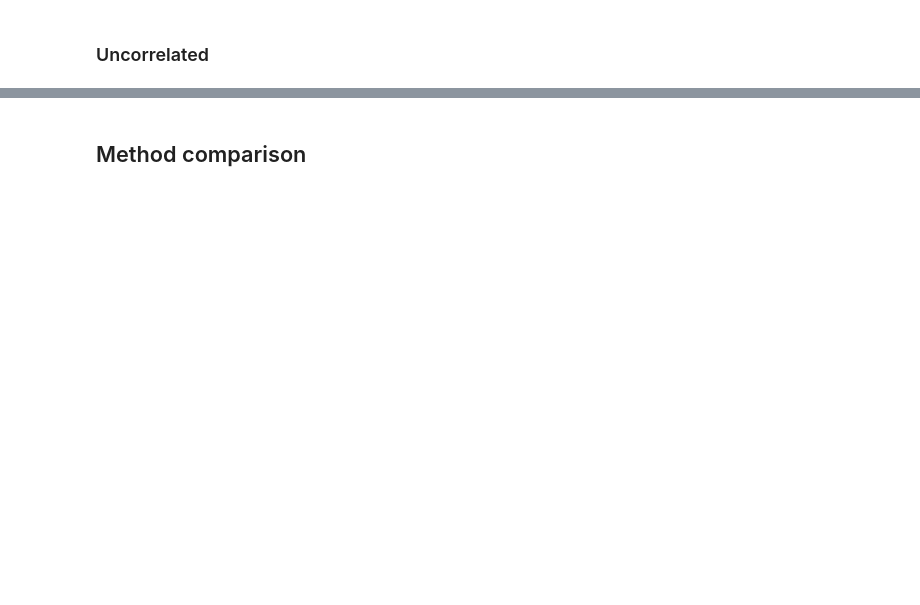
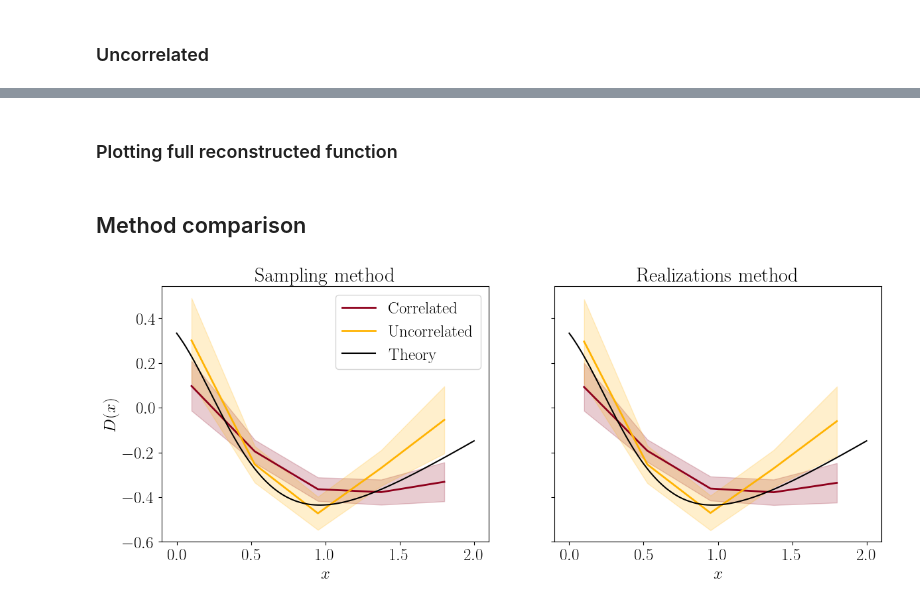
Before and after one commit to matmartinelli/CoRe, a Jupyter notebook: DEMO-derived_reconstruction.ipynb, the cells around one changed output, grey strips where cells are left out. Cells and saved outputs as stored; diff of their text form; code cells hidden in the pictures; blank space fills up the shorter version.

```diff
--- a/DEMO-derived_reconstruction.ipynb
+++ b/DEMO-derived_reconstruction.ipynb
@@ -464,3 +522,5 @@ g.fig.align_xlabels();
+# %% [markdown]
+### Plotting full reconstructed function
 # %%
 for method in ['Correlated','Uncorrelated']:
     sample = real_results[method]['sample']
@@ -485,23 +545,25 @@ plt.legend(loc='best');
 # %%
 xplot = np.linspace(xmin,xmax,100)
 fig,axes = plt.subplots(nrows=1,ncols=2,sharey=True,sharex=True,figsize=(14,5))
 
 axes[0].set_title('Sampling method')
 axes[1].set_title('Realizations method')
 
 for method in ['Correlated','Uncorrelated']:
     reconstruction = results[method]['reconstruction']
     axes[0].fill_between(reconstruction['x'],reconstruction['value']+reconstruction['error'],
                          reconstruction['value']-reconstruction['error'],alpha=0.2,color=results[method]['color'])
     axes[0].plot(reconstruction['x'],reconstruction['value'],lw=2,color=results[method]['color'],label=method)
 
     reconstruction = real_results[method]['reconstruction']
     axes[1].fill_between(reconstruction['x'],reconstruction['value']+reconstruction['error'],
                          reconstruction['value']-reconstruction['error'],alpha=0.2,color=real_results[method]['color'])
     axes[1].plot(reconstruction['x'],reconstruction['value'],lw=2,color=real_results[method]['color'],label=method)
-axes[1].plot(xplot,(1+xplot)*theory_model_func2(xplot)['d1']/theory_model_func1(xplot)['f'],color='black',label='Theory')
+axes[1].plot(xplot,(1+xplot)*theory_model_func2['d1'](xplot)/theory_model_func1['f'](xplot),color='black',label='Theory')
 axes[1].set_xlabel(r'$x$')
-axes[0].plot(xplot,(1+xplot)*theory_model_func2(xplot)['d1']/theory_model_func1(xplot)['f'],color='black',label='Theory')
+axes[0].plot(xplot,(1+xplot)*theory_model_func2['d1'](xplot)/theory_model_func1['f'](xplot),color='black',label='Theory')
 axes[0].set_xlabel(r'$x$')
 axes[0].set_ylabel(r'$D(x)$')
 axes[0].legend(loc='best');
+# %% [output]
+[figure, added]
```
Also changed, not shown: parts of 32 cells of this notebook.
